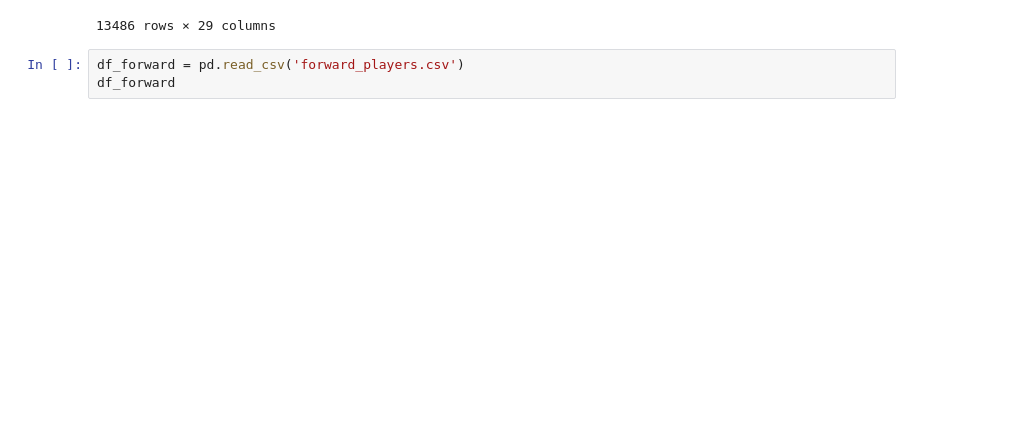
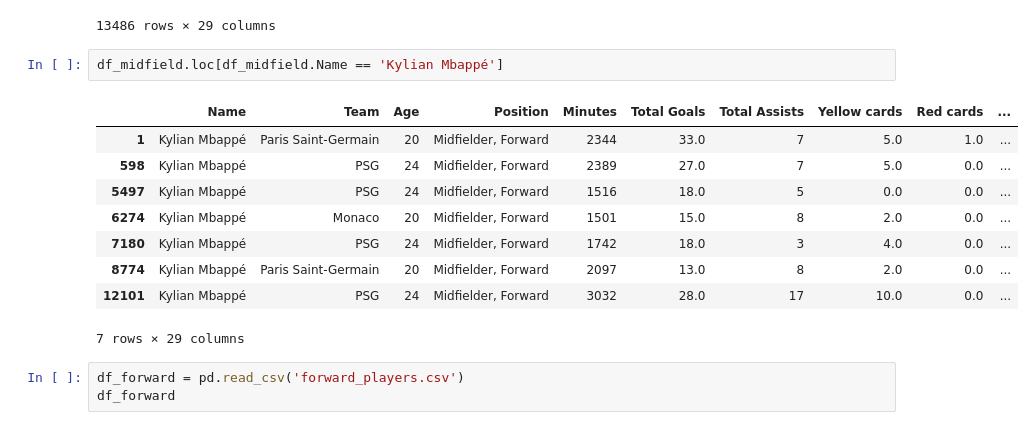
Before and after one commit to lbenyamin/Skoot, a Jupyter notebook: Preprocessing/Preprocessing_Whoscored/Preprocessing_Whoscored_Data.ipynb, the cells around one changed output. Saved outputs shown, nothing was run; the diff lists cells and outputs as text; blank space fills up the shorter version.

```diff
--- a/Preprocessing/Preprocessing_Whoscored/Preprocessing_Whoscored_Data.ipynb
+++ b/Preprocessing/Preprocessing_Whoscored/Preprocessing_Whoscored_Data.ipynb
@@ -878,6 +951,18 @@ df_midfield
 | 13484 | Grégory Bourillon | Lorient | 35 | Midfielder, Forward | 1789 | NaN | 2 | NaN | NaN | ... |
 | 13485 | Grégory Bourillon | Lorient | 35 | Midfielder, Forward | 1789 | NaN | 2 | NaN | NaN | ... |
 13486 rows × 29 columns
+# %%
+df_midfield.loc[df_midfield.Name == 'Kylian Mbappé']
+# %% [output]
+|  | Name | Team | Age | Position | Minutes | Total Goals | Total Assists | Yellow cards | Red cards | ... |
+| 1 | Kylian Mbappé | Paris Saint-Germain | 20 | Midfielder, Forward | 2344 | 33.0 | 7 | 5.0 | 1.0 | ... |
+| 598 | Kylian Mbappé | PSG | 24 | Midfielder, Forward | 2389 | 27.0 | 7 | 5.0 | 0.0 | ... |
+| 5497 | Kylian Mbappé | PSG | 24 | Midfielder, Forward | 1516 | 18.0 | 5 | 0.0 | 0.0 | ... |
+| 6274 | Kylian Mbappé | Monaco | 20 | Midfielder, Forward | 1501 | 15.0 | 8 | 2.0 | 0.0 | ... |
+| 7180 | Kylian Mbappé | PSG | 24 | Midfielder, Forward | 1742 | 18.0 | 3 | 4.0 | 0.0 | ... |
+| 8774 | Kylian Mbappé | Paris Saint-Germain | 20 | Midfielder, Forward | 2097 | 13.0 | 8 | 2.0 | 0.0 | ... |
+| 12101 | Kylian Mbappé | PSG | 24 | Midfielder, Forward | 3032 | 28.0 | 17 | 10.0 | 0.0 | ... |
+7 rows × 29 columns
 # %%
 df_forward = pd.read_csv('forward_players.csv')
 df_forward
```
Also changed, not shown: parts of 20 cells of this notebook.
